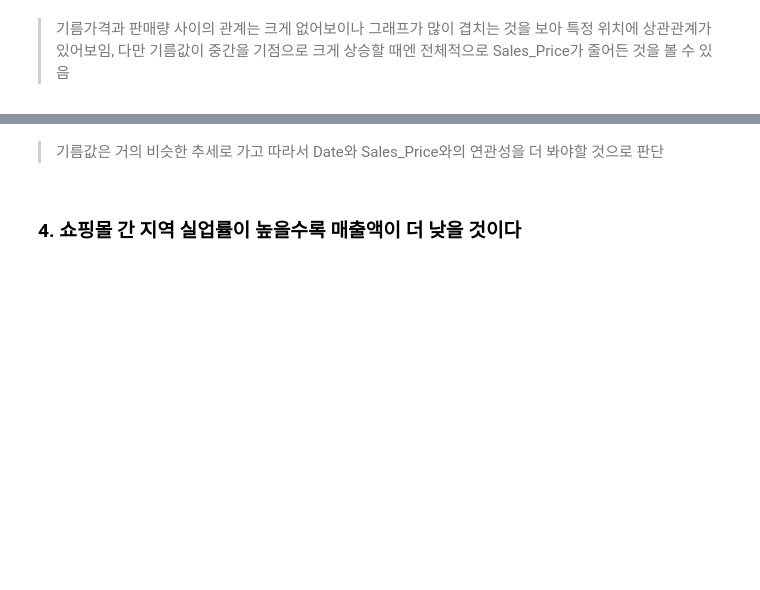
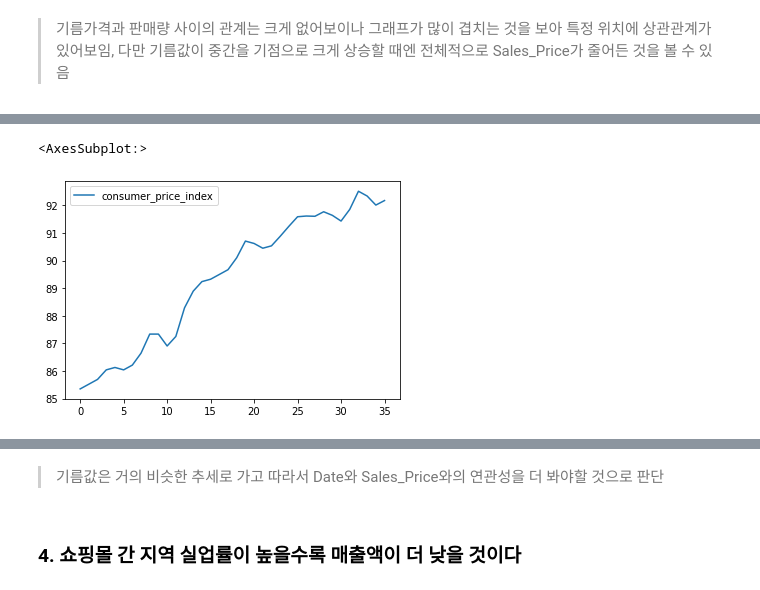
Before and after one commit to jsw6872/DataScience-ML-Spring, a Jupyter notebook: teamlabxinflearn/week_4/vizualization/assignment/sales_shopping_mall_branch.ipynb, the cells around one changed output, grey strips where cells are left out. Saved outputs shown, nothing was run; the diff lists cells and outputs as text; code cells hidden in the pictures; blank space fills up the shorter version.

```diff
--- a/teamlabxinflearn/week_4/vizualization/assignment/sales_shopping_mall_branch.ipynb
+++ b/teamlabxinflearn/week_4/vizualization/assignment/sales_shopping_mall_branch.ipynb
@@ -228,2 +269,11 @@ plt.show()
+# %%
+consumer_price_index_df = pd.read_csv('./data/소비자물가지수_27150352.csv')
+consumer_price_index_df = consumer_price_index_df.T.drop(labels=['통계표', '계정항목', '단위', '가중치', '변환'], axis=0).reset_index()
+consumer_price_index_df = consumer_price_index_df.rename(columns={'index' : 'Month_Year', 0 : 'consumer_price_index'})
+consumer_price_index_df['Month_Year'] = consumer_price_index_df['Month_Year'].apply(lambda x: x.replace('/', '-'))
+consumer_price_index_df.plot()
+# %% [output]
+<AxesSubplot:>
+[figure, added]
 # %%
 plt.figure(figsize=(25, 10))
```
Also changed, not shown: parts of 12 cells of this notebook.
